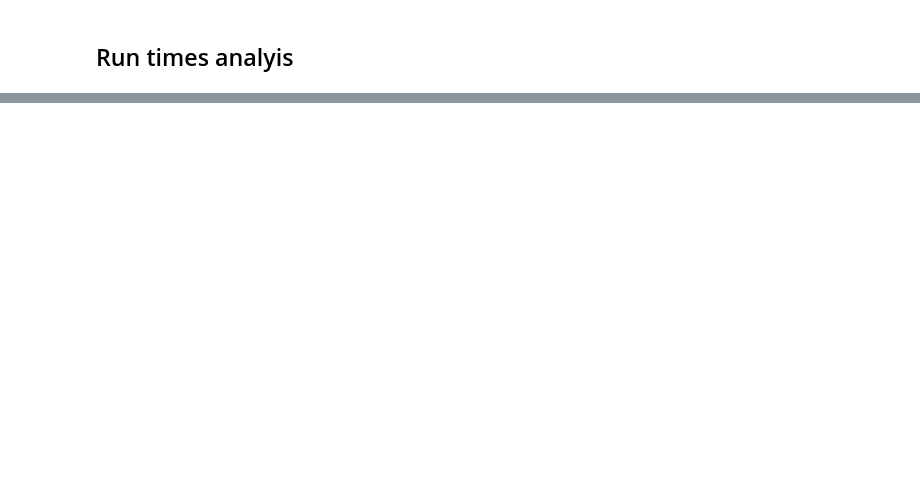
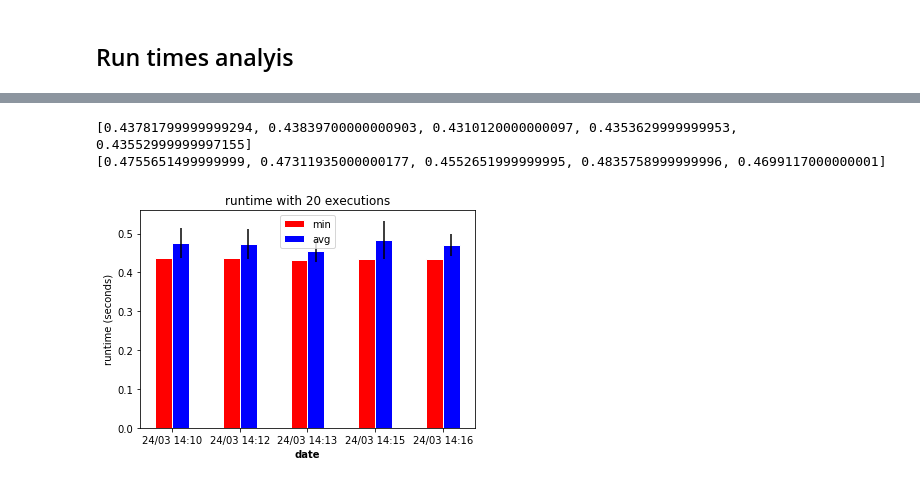
Before and after one commit to DavidEngelman/thesis, a Jupyter notebook: jupyter/analysis.ipynb, the cells around one changed output, grey strips where cells are left out. Cells and saved outputs as stored; diff of their text form; code cells hidden in the pictures; blank space fills up the shorter version.

```diff
--- a/jupyter/analysis.ipynb
+++ b/jupyter/analysis.ipynb
@@ -64,0 +100,6 @@ run_times
+# %%
+plot(run_times, '0.484.ll', '20')
+# %% [output]
+[0.43781799999999294, 0.43839700000000903, 0.4310120000000097, 0.4353629999999953, 0.43552999999997155]
+[0.4755651499999999, 0.47311935000000177, 0.4552651999999995, 0.4835758999999996, 0.4699117000000001]
+[figure, added]
```
Also changed, not shown: parts of 8 cells of this notebook, 12 other files.
